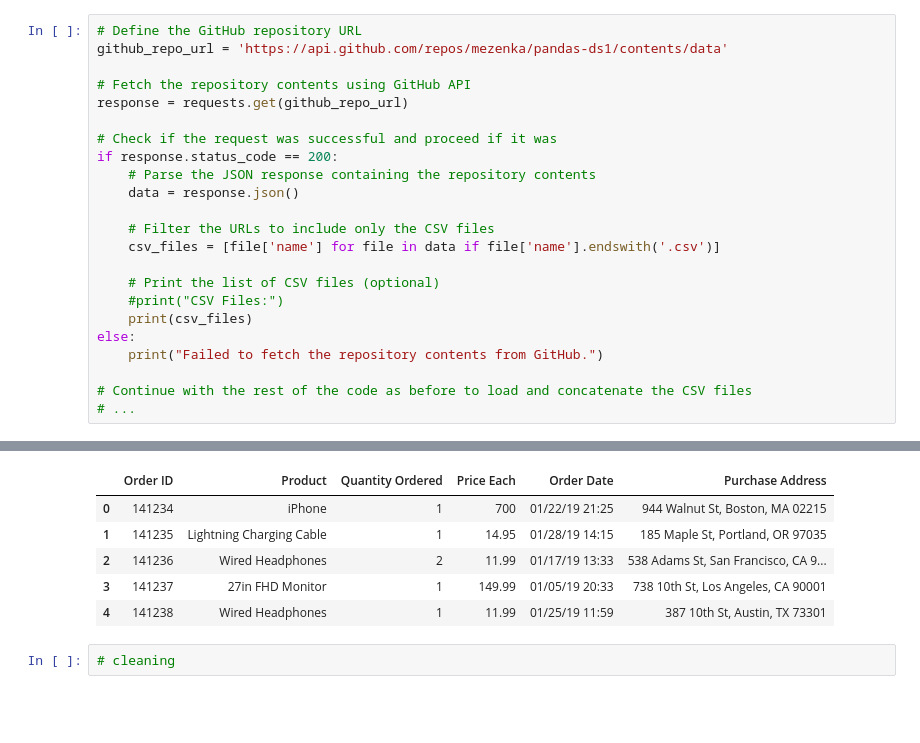
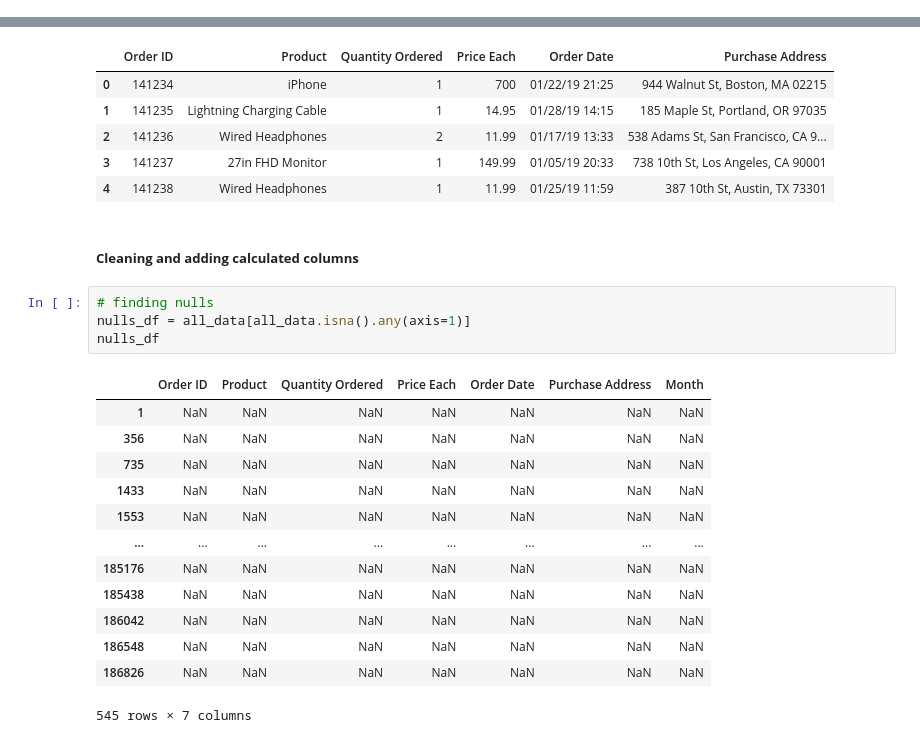
Before and after one commit to mezenka/Python_DataExploration, a Jupyter notebook: pandas_ds1.ipynb, the cells around one changed output, grey strips where cells are left out. Saved outputs shown, nothing was run; the diff lists cells and outputs as text; blank space fills up the shorter version.

```diff
--- a/pandas_ds1.ipynb
+++ b/pandas_ds1.ipynb
@@ -20,26 +20,3 @@ df.head()
 | 2 | 141236 | Wired Headphones | 2 | 11.99 | 01/17/19 13:33 | 538 Adams St, San Francisco, CA 9... |
 | 3 | 141237 | 27in FHD Monitor | 1 | 149.99 | 01/05/19 20:33 | 738 10th St, Los Angeles, CA 90001 |
 | 4 | 141238 | Wired Headphones | 1 | 11.99 | 01/25/19 11:59 | 387 10th St, Austin, TX 73301 |
-# %%
-# Define the GitHub repository URL
-github_repo_url = 'https://api.github.com/repos/mezenka/pandas-ds1/contents/data'
-
-# Fetch the repository contents using GitHub API
-response = requests.get(github_repo_url)
-
-# Check if the request was successful and proceed if it was
-if response.status_code == 200:
-    # Parse the JSON response containing the repository contents
-    data = response.json()
-
-    # Filter the URLs to include only the CSV files
-    csv_files = [file['name'] for file in data if file['name'].endswith('.csv')]
-
-    # Print the list of CSV files (optional)
-    #print("CSV Files:")
-    print(csv_files)
-else:
-    print("Failed to fetch the repository contents from GitHub.")
-
-# Continue with the rest of the code as before to load and concatenate the CSV files
-# ...
@@ -112,5 +87,23 @@ concatenated_df.head()"""
 | 2 | 141236 | Wired Headphones | 2 | 11.99 | 01/17/19 13:33 | 538 Adams St, San Francisco, CA 9... |
 | 3 | 141237 | 27in FHD Monitor | 1 | 149.99 | 01/05/19 20:33 | 738 10th St, Los Angeles, CA 90001 |
 | 4 | 141238 | Wired Headphones | 1 | 11.99 | 01/25/19 11:59 | 387 10th St, Austin, TX 73301 |
-# %%
-# cleaning
+# %% [markdown]
+##### **Cleaning and adding calculated columns**
+# %%
+# finding nulls
+nulls_df = all_data[all_data.isna().any(axis=1)]
+nulls_df
+# %% [output]
+|  | Order ID | Product | Quantity Ordered | Price Each | Order Date | Purchase Address | Month |
+| 1 | NaN | NaN | NaN | NaN | NaN | NaN | NaN |
+| 356 | NaN | NaN | NaN | NaN | NaN | NaN | NaN |
+| 735 | NaN | NaN | NaN | NaN | NaN | NaN | NaN |
+| 1433 | NaN | NaN | NaN | NaN | NaN | NaN | NaN |
+| 1553 | NaN | NaN | NaN | NaN | NaN | NaN | NaN |
+| ... | ... | ... | ... | ... | ... | ... | ... |
+| 185176 | NaN | NaN | NaN | NaN | NaN | NaN | NaN |
+| 185438 | NaN | NaN | NaN | NaN | NaN | NaN | NaN |
+| 186042 | NaN | NaN | NaN | NaN | NaN | NaN | NaN |
+| 186548 | NaN | NaN | NaN | NaN | NaN | NaN | NaN |
+| 186826 | NaN | NaN | NaN | NaN | NaN | NaN | NaN |
+545 rows × 7 columns
```
Also changed, not shown: parts of 8 cells of this notebook.
